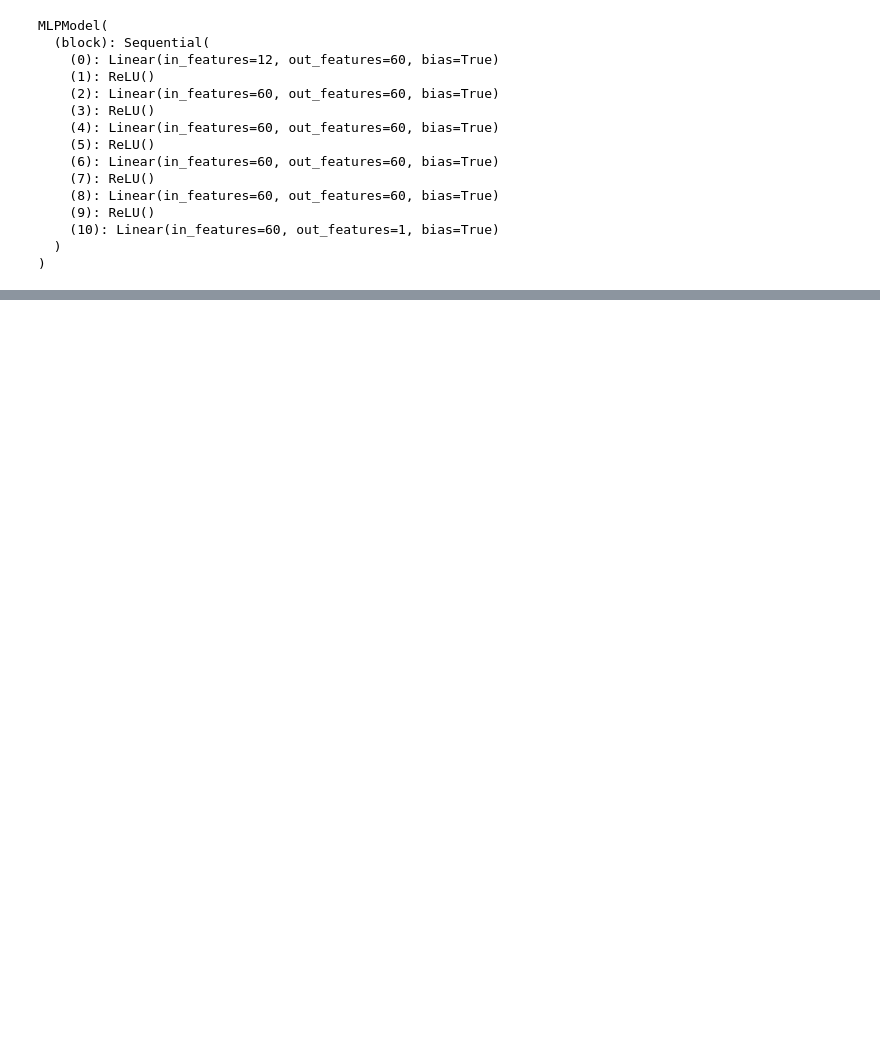
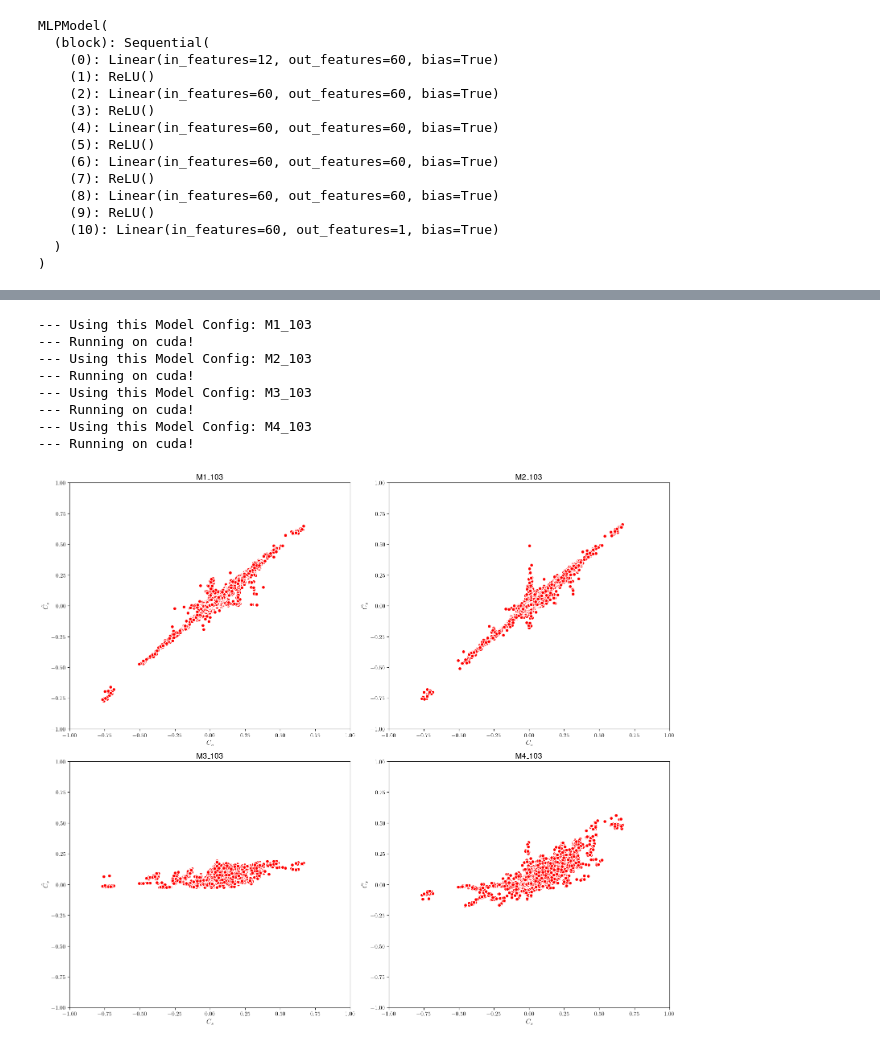
Before and after one commit to halimarefat/torchFOAM, a Jupyter notebook: JupyterLab/JP3_ModelTraining.ipynb, the cells around one changed output, grey strips where cells are left out. Cells and saved outputs as stored; diff of their text form; code cells hidden in the pictures; blank space fills up the shorter version.

```diff
--- a/JupyterLab/JP3_ModelTraining.ipynb
+++ b/JupyterLab/JP3_ModelTraining.ipynb
@@ -393,0 +509,54 @@ Epoch 12/6000, Train Loss: 0.8231, Train Coeff: -4.2201, Val Loss: 0.8624, Val C
+# %%
+fig, axes = plt.subplots(2, 2, figsize=(16, 14))
+
+# Loop through each dataset and perform calculations and plotting
+for i, (dt_name, dt) in enumerate(datasets.items()):
+    print(f"--- Using this Model Config: {dt_name}")
+    device = torch.device('cuda' if torch.cuda.is_available() else 'cpu')
+    print(f"--- Running on {device}!")
+
+    PATH = f"./best_model_{dt_name}.pt"
+    output_size = 1
+    input_size = dt.shape[1] - output_size
+    neurons_per_layer = [60, 60, 60, 60, 60]
+    hidden_layers = len(neurons_per_layer)
+    model = MLPModel(input_size=input_size,
+                     output_size=output_size,
+                     hidden_layers=hidden_layers,
+                     neurons_per_layer=neurons_per_layer)
+
+    model.load_state_dict(torch.load(PATH))
+    model.eval()
+    model.to(device)
+    model.double()
+
+    test = globals()[f"{dt_name}_test"]
+    test_features = test.iloc[:, :-1].values
+    test_label = test.iloc[:, -1].values
+    test_features_tensor = torch.tensor(test_features).double().to(device)
+
+    Cs_norm_pred = model(test_features_tensor)
+    Cs_norm = Cs_norm_pred.detach().cpu().numpy()
+    Cs_tilde = Cs_norm * dSn_R103_unseen_scales['Cs'].values + dSn_R103_unseen_means['Cs'].values
+    Cs_GT = test_label * dSn_R103_unseen_scales['Cs'].values + dSn_R103_unseen_means['Cs'].values
+
+    ax = axes[i // 2, i % 2]
+    ax.scatter(Cs_GT, Cs_tilde.squeeze(), edgecolor='white', color='red')
+    ax.set_title(f'{dt_name}', fontsize=14)
+    ax.set_xlabel(r'$C_s$', fontsize=12)
+    ax.set_ylabel(r'$\tilde{C_s}$', fontsize=12)
+    ax.set_xlim([-1, 1])
+    ax.set_ylim([-1, 1])
+
+plt.tight_layout()
+plt.show()
+# %% [output]
+--- Using this Model Config: M1_103
+--- Running on cuda!
+--- Using this Model Config: M2_103
+--- Running on cuda!
+--- Using this Model Config: M3_103
+--- Running on cuda!
+--- Using this Model Config: M4_103
+--- Running on cuda!
+[figure, added]
```
Also changed, not shown: parts of 26 cells of this notebook, 7 other files.
